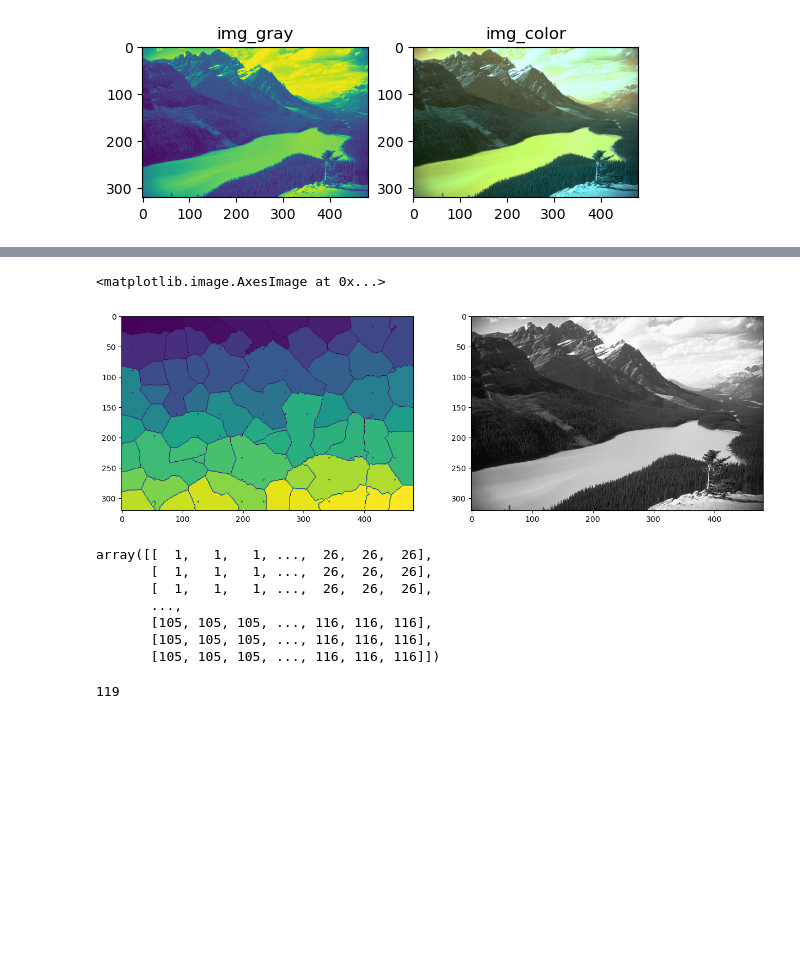
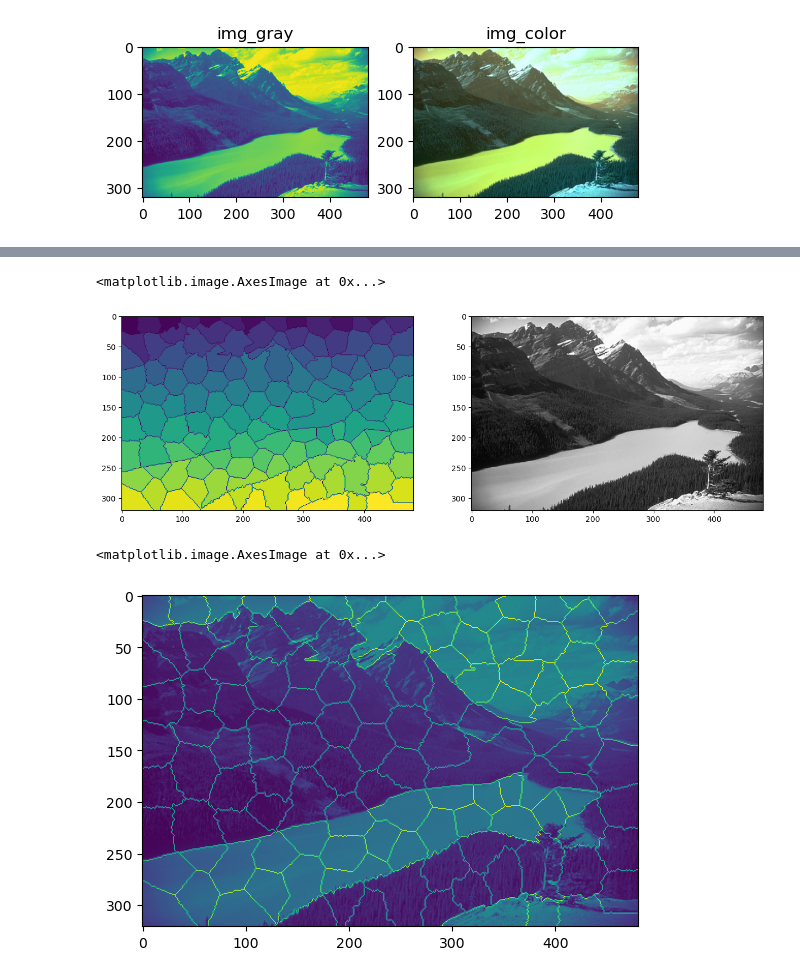
Before and after one commit to cvincent13/ProjetIMA, a Jupyter notebook: Waterpixel.ipynb, the cells around one changed output, grey strips where cells are left out. Drawn from its saved outputs; the diff is of its cells as text; code cells hidden in the pictures; blank space fills up the shorter version.

Commit message:
Watershed

```diff
--- a/Waterpixel.ipynb
+++ b/Waterpixel.ipynb
@@ -346,7 +411,6 @@ plt.imshow(res, cmap='gray')
 # %%
-image = np.array(res, dtype=np.int32)
-
-labels = watershed(image, 119, watershed_line=True)
+watershed_markers = get_watershed_markers(connected_markers, (n,m))
+labels = watershed(res, watershed_markers, compactness=0.01, watershed_line=True)
 
 plt.figure(figsize=(15,15))
 plt.subplot(1,2,1)
@@ -355,18 +419,10 @@ plt.subplot(1,2,2)
 plt.imshow(img_gray, cmap='gray')
 # %% [output]
 <matplotlib.image.AxesImage at 0x...>
-[figure, old version]
+[figure, new version]
 # %%
-labels
+watershed_borders = get_watershed_borders(labels)
+plt.imshow(watershed_borders+img_gray)
 # %% [output]
-array([[  1,   1,   1, ...,  26,  26,  26],
-       [  1,   1,   1, ...,  26,  26,  26],
-       [  1,   1,   1, ...,  26,  26,  26],
-       ...,
-       [105, 105, 105, ..., 116, 116, 116],
-       [105, 105, 105, ..., 116, 116, 116],
-       [105, 105, 105, ..., 116, 116, 116]])
+<matplotlib.image.AxesImage at 0x...>
+[figure, added]
-# %%
-len(connected_markers)
-# %% [output]
-119
```
Also changed, not shown: parts of 5 cells of this notebook.
